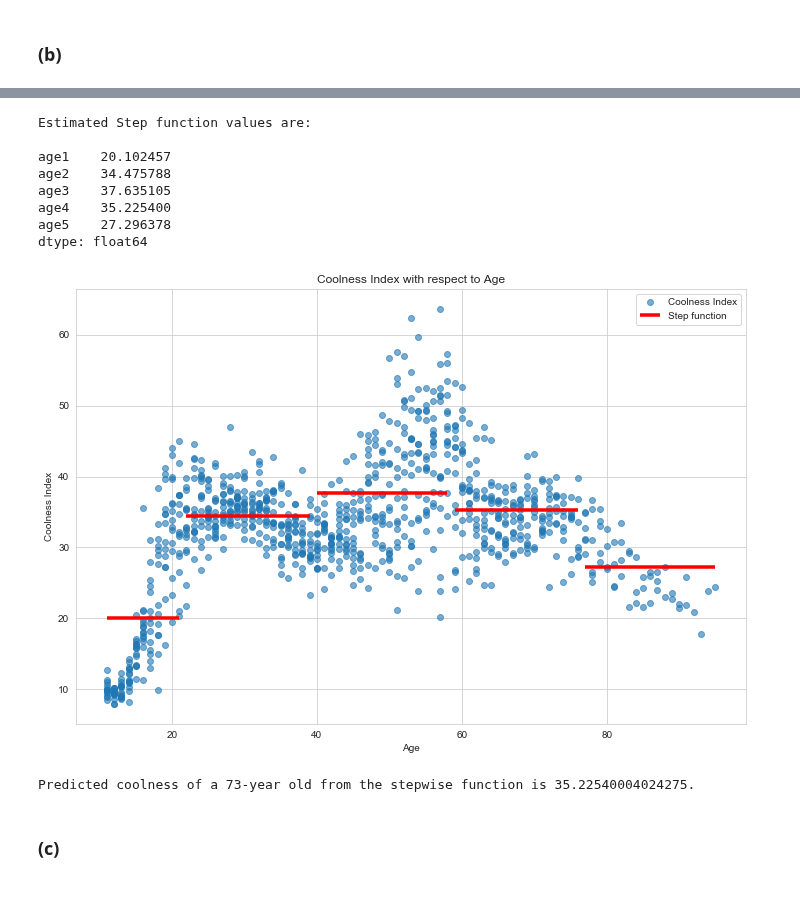
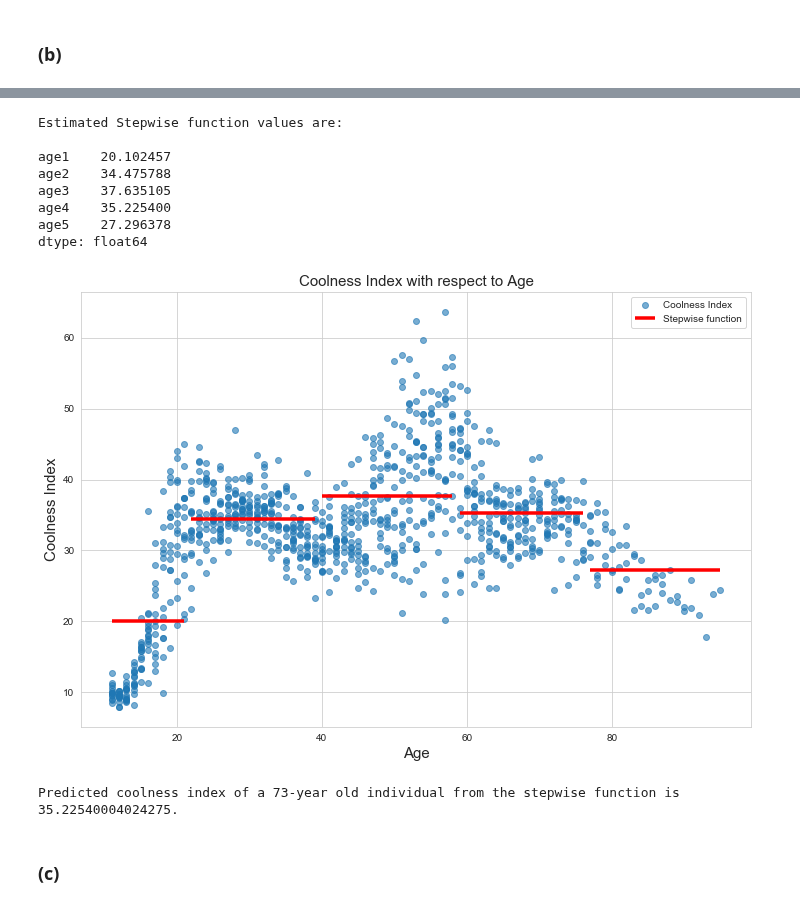
Before and after one commit to timqzhang/persp-model-econ_w20, a Jupyter notebook: ProblemSets/PS7/per_hw7.ipynb, the cells around one changed output, grey strips where cells are left out. Saved outputs shown, nothing was run; the diff lists cells and outputs as text; code cells hidden in the pictures.

```diff
--- a/ProblemSets/PS7/per_hw7.ipynb
+++ b/ProblemSets/PS7/per_hw7.ipynb
@@ -297,11 +308,11 @@ Warnings:
 # %%
 # report the estimation
 
-print('Estimated Step function values are:\n')
+print('Estimated Stepwise function values are:\n')
 
 print(reg_ols.params)
 # %% [output]
-Estimated Step function values are:
+Estimated Stepwise function values are:
 
 age1    20.102457
 age2    34.475788
@@ -312,31 +323,33 @@ dtype: float64
 # %%
 #plot the values
 
 plt.figure(figsize=(12,8))
 
 plt.scatter(df2['age'],df2['cool_index'], alpha=0.6,label='Coolness Index')
 
 values = reg_ols.params
 
+# set the range
+
 x_min = np.array([11, 22, 40, 59, 77])
 x_max = np.array([21, 39, 58, 76, 95])
 
-plt.hlines(values, x_min, x_max, color='red', label='Step function',linewidth=3.5)
+plt.hlines(values, x_min, x_max, color='red', label='Stepwise function',linewidth=3.5)
 
-plt.xlabel("Age")
-plt.ylabel("Coolness Index")
+plt.xlabel("Age",size=15)
+plt.ylabel("Coolness Index",size=15)
 plt.legend()
 
-plt.title("Coolness Index with respect to Age")
+plt.title("Coolness Index with respect to Age",size=15)
 plt.show()
 # %% [output]
-[figure, old version]
+[figure, new version]
 # %%
 # predict the 73 year old man
 
-print('Predicted coolness of a 73-year old from the stepwise function is {}.'.format(reg_ols.predict([0,0,0,1,0])[0]))
+print('Predicted coolness index of a 73-year old individual from the stepwise function is {}.'.format(reg_ols.predict([0,0,0,1,0])[0]))
 # %% [output]
-Predicted coolness of a 73-year old from the stepwise function is 35.22540004024275.
+Predicted coolness index of a 73-year old individual from the stepwise function is 35.22540004024275.
 # %% [markdown]
 ### (c)
 # %%
```
Also changed, not shown: parts of 14 cells of this notebook.
